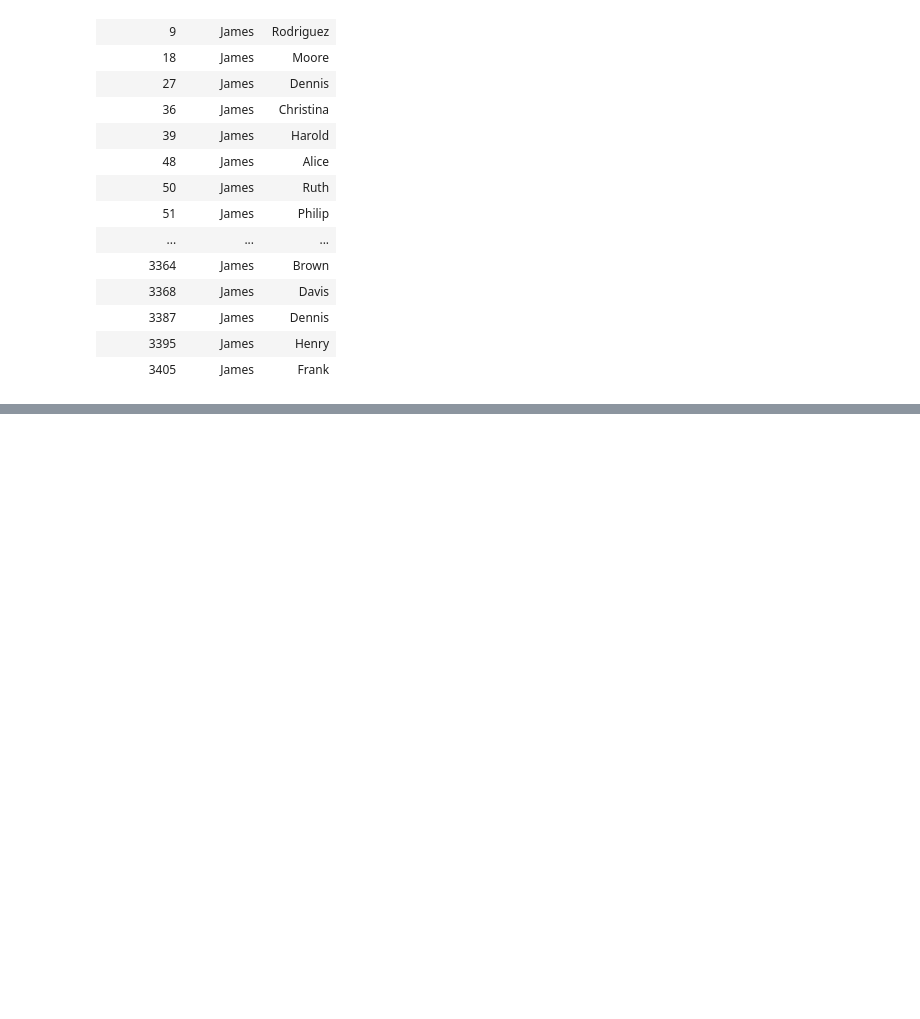
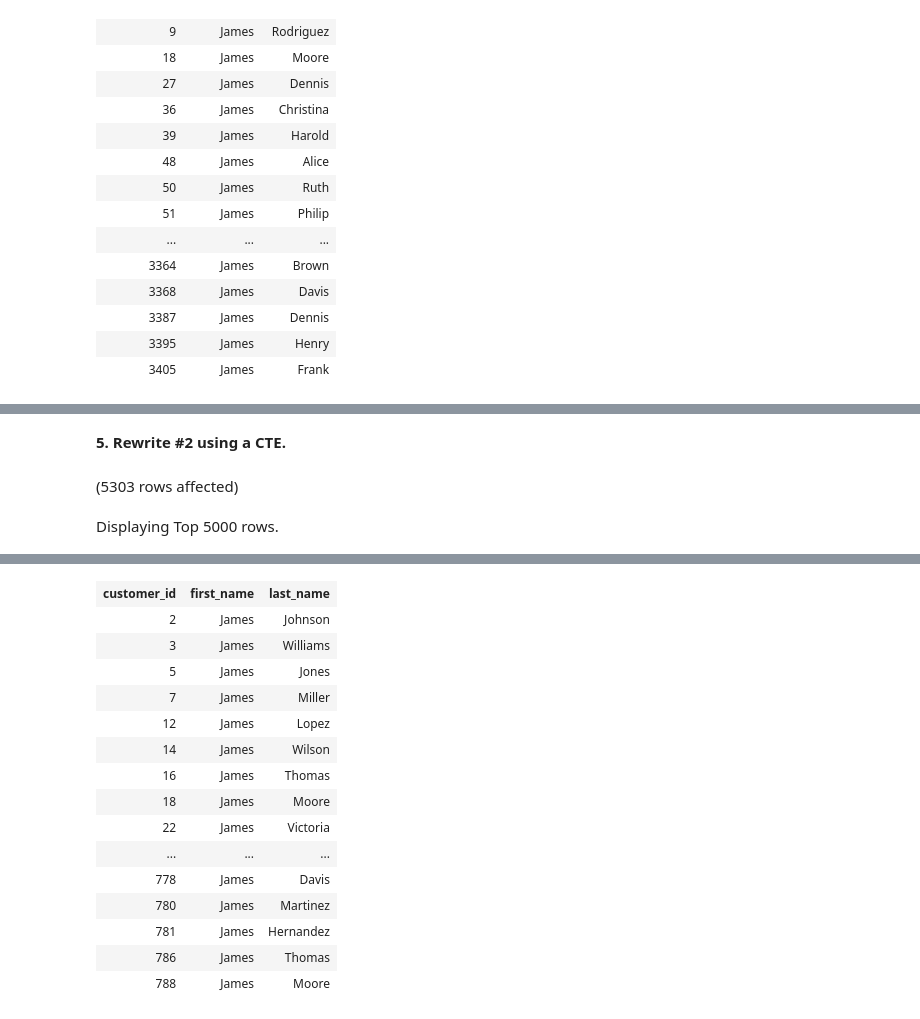
Before and after one commit to bradleytkay/post-launchcode-grad-work, a Jupyter notebook: shopping-part-3-subqueries.ipynb, the cells around one changed output, grey strips where cells are left out. Cells and saved outputs as stored; diff of their text form; code cells hidden in the pictures; blank space fills up the shorter version.

```diff
--- a/shopping-part-3-subqueries.ipynb
+++ b/shopping-part-3-subqueries.ipynb
@@ -67,0 +254,17 @@ Total execution time: 00:00:00.288
+# %% [markdown]
+**5\. Rewrite #2 using a CTE.**
+# %%
+WITH AvgPrice AS (
+    SELECT AVG(total_price) AS avg_price
+    FROM OnlineShoppingDB.dbo.orders
+)
+SELECT customer_id, first_name, last_name
+FROM OnlineShoppingDB.dbo.customers
+WHERE customer_id IN (
+    SELECT customer_id
+    FROM OnlineShoppingDB.dbo.orders
+    WHERE total_price > (SELECT avg_price FROM AvgPrice)
+)
+# %% [output]
+(5303 rows affected)
+Displaying Top 5000 rows.
@@ -67,0 +272,16 @@ Total execution time: 00:00:00.288
+| customer_id | first_name | last_name |
+| 2 | James | Johnson |
+| 3 | James | Williams |
+| 5 | James | Jones |
+| 7 | James | Miller |
+| 12 | James | Lopez |
+| 14 | James | Wilson |
+| 16 | James | Thomas |
+| 18 | James | Moore |
+| 22 | James | Victoria |
+| ... | ... | ... |
+| 778 | James | Davis |
+| 780 | James | Martinez |
+| 781 | James | Hernandez |
+| 786 | James | Thomas |
+| 788 | James | Moore |
```
Also changed, not shown: parts of 18 cells of this notebook.
